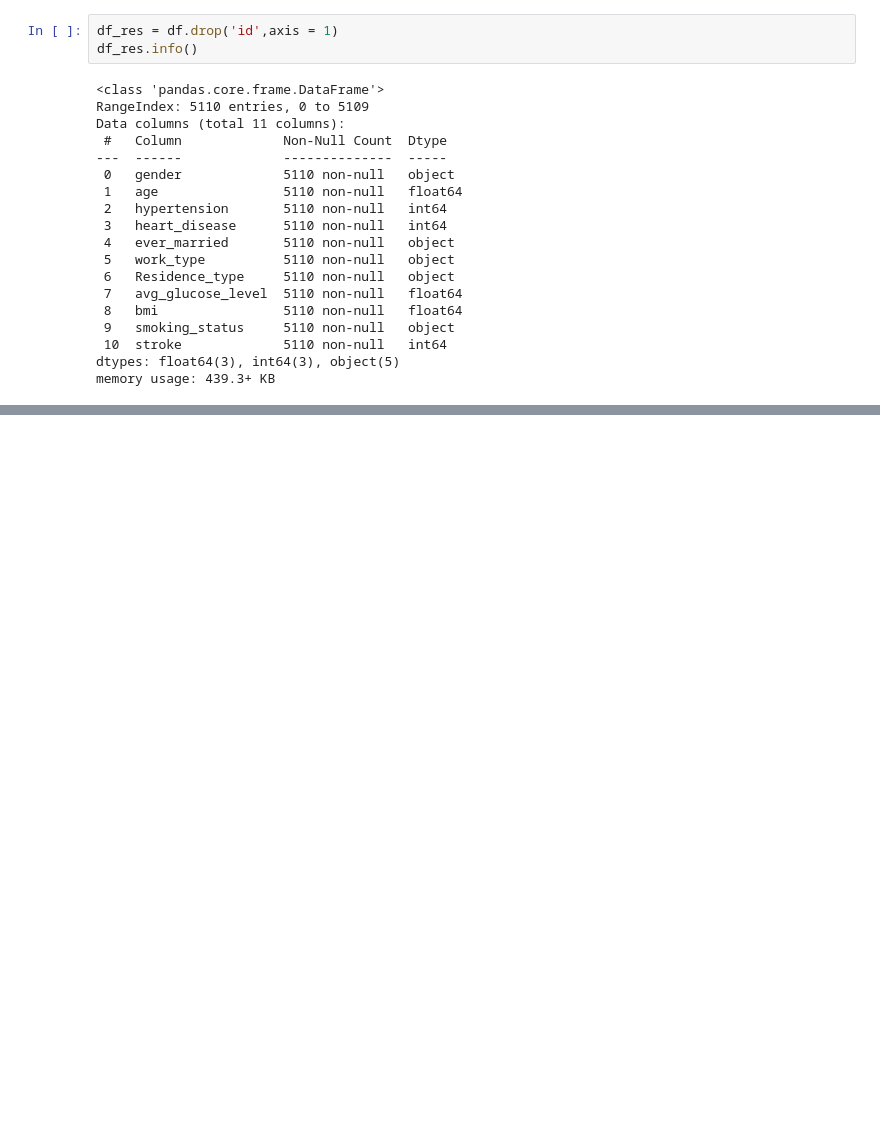
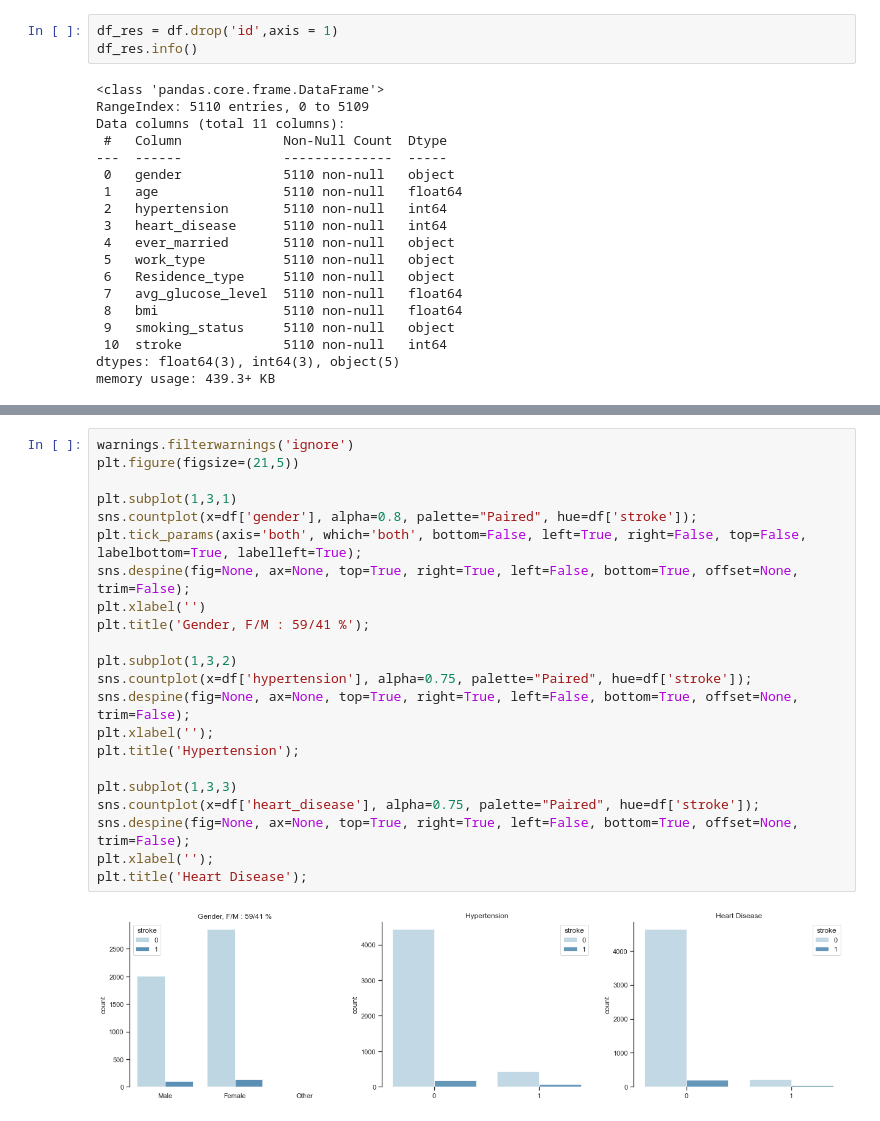
Before and after one commit to NKorzhik/Labs_AD, a Jupyter notebook: Laba2.ipynb, the cells around one changed output, grey strips where cells are left out. Drawn from its saved outputs; the diff is of its cells as text; blank space fills up the shorter version.

```diff
--- a/Laba2.ipynb
+++ b/Laba2.ipynb
@@ -77,0 +136,24 @@ sns.heatmap(df_res.corr(), annot= True,cmap= 'viridis')
+# %%
+warnings.filterwarnings('ignore')
+plt.figure(figsize=(21,5))
+
+plt.subplot(1,3,1)
+sns.countplot(x=df['gender'], alpha=0.8, palette="Paired", hue=df['stroke']);
+plt.tick_params(axis='both', which='both', bottom=False, left=True, right=False, top=False, labelbottom=True, labelleft=True);
+sns.despine(fig=None, ax=None, top=True, right=True, left=False, bottom=True, offset=None, trim=False);
+plt.xlabel('')
+plt.title('Gender, F/M : 59/41 %');
+
+plt.subplot(1,3,2)
+sns.countplot(x=df['hypertension'], alpha=0.75, palette="Paired", hue=df['stroke']);
+sns.despine(fig=None, ax=None, top=True, right=True, left=False, bottom=True, offset=None, trim=False);
+plt.xlabel('');
+plt.title('Hypertension');
+
+plt.subplot(1,3,3)
+sns.countplot(x=df['heart_disease'], alpha=0.75, palette="Paired", hue=df['stroke']);
+sns.despine(fig=None, ax=None, top=True, right=True, left=False, bottom=True, offset=None, trim=False);
+plt.xlabel('');
+plt.title('Heart Disease');
+# %% [output]
+[figure, added]
```
Also changed, not shown: parts of 13 cells of this notebook.
